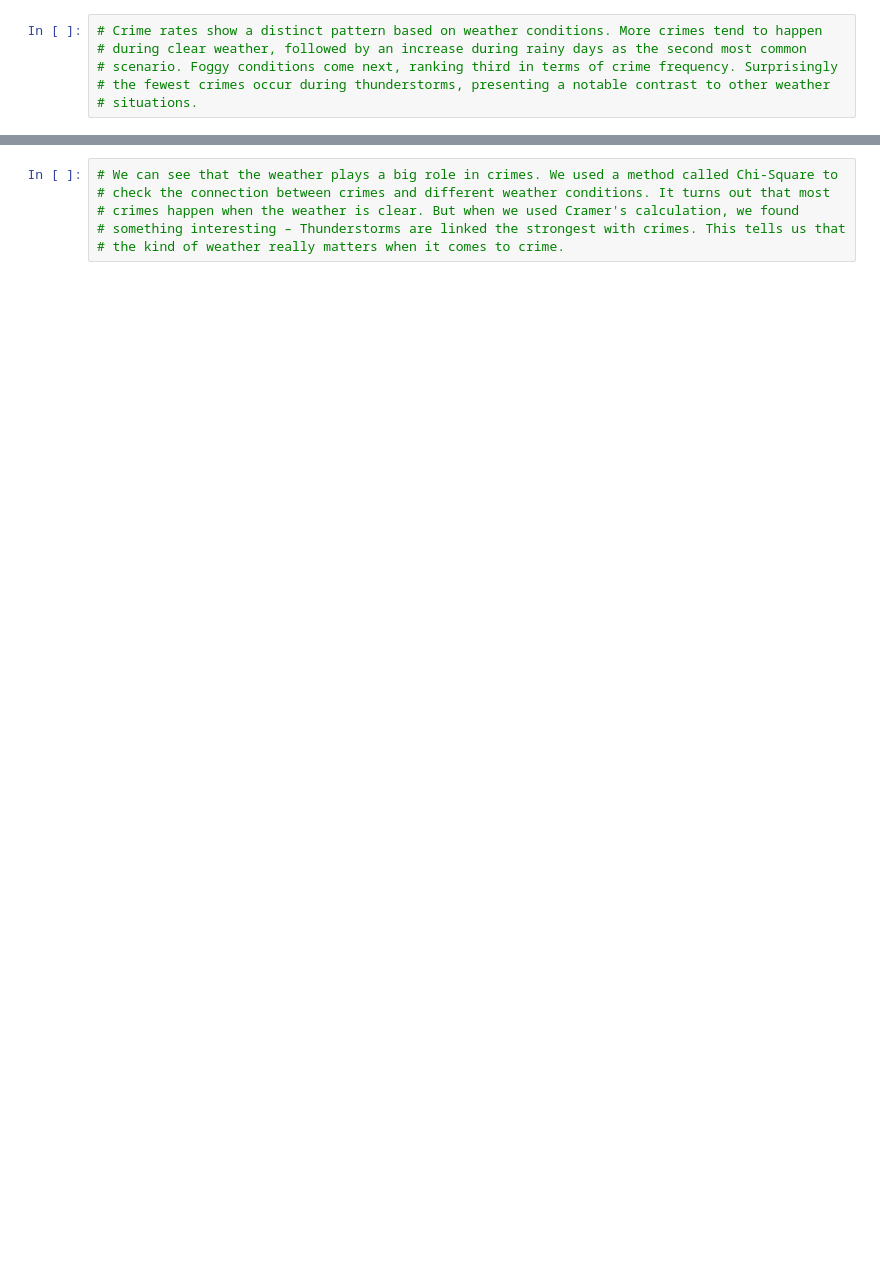
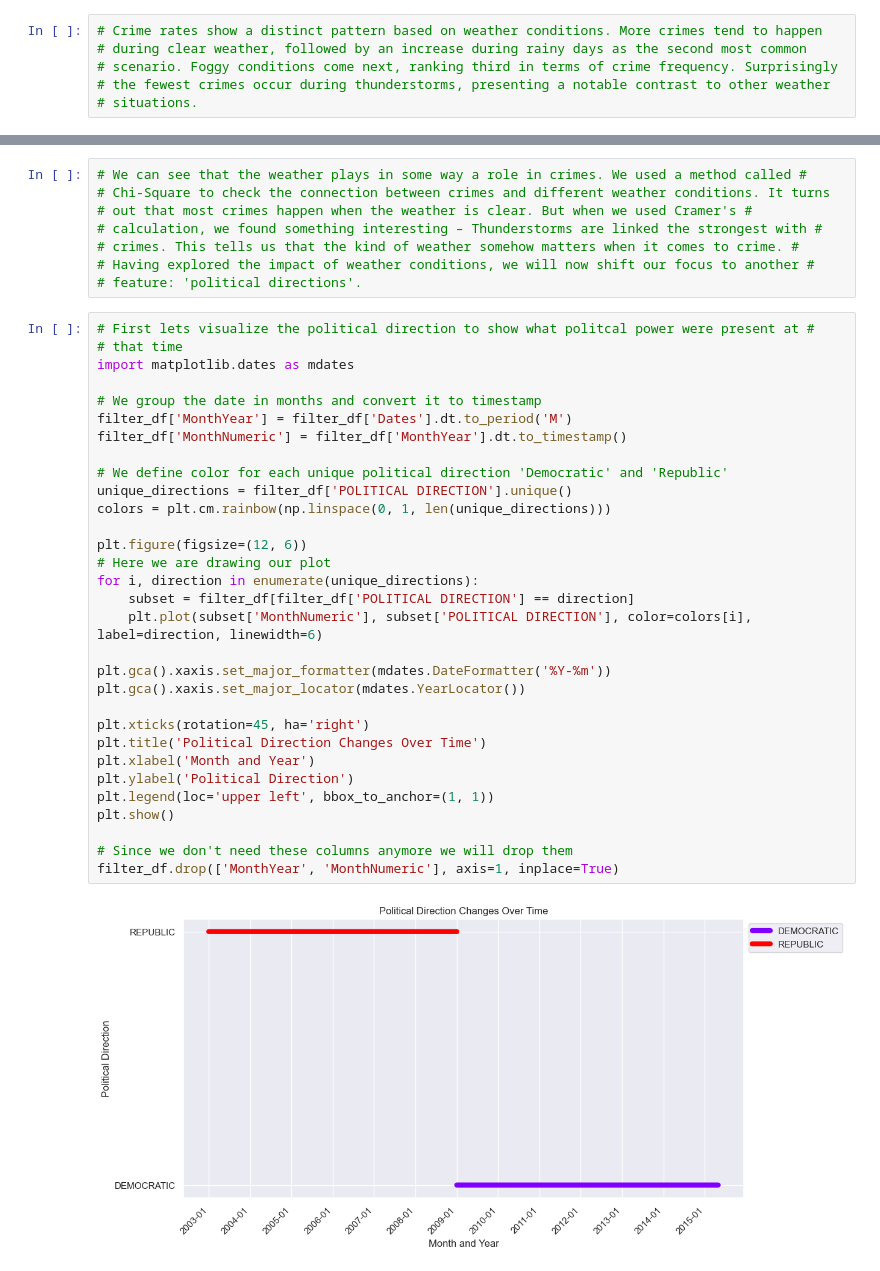
Before and after one commit to HassanAlhawari1998/SF-CrimePredict, a Jupyter notebook: feature_selects.ipynb, the cells around one changed output, grey strips where cells are left out. Cells and saved outputs as stored; diff of their text form; blank space fills up the shorter version.

```diff
--- a/feature_selects.ipynb
+++ b/feature_selects.ipynb
@@ -181,6 +218,41 @@ plt.show()
 # %%
-# We can see that the weather plays a big role in crimes. We used a method called Chi-Square to
-# check the connection between crimes and different weather conditions. It turns out that most
-# crimes happen when the weather is clear. But when we used Cramer's calculation, we found
-# something interesting – Thunderstorms are linked the strongest with crimes. This tells us that
-# the kind of weather really matters when it comes to crime.
+# We can see that the weather plays in some way a role in crimes. We used a method called #
+# Chi-Square to check the connection between crimes and different weather conditions. It turns
+# out that most crimes happen when the weather is clear. But when we used Cramer's #
+# calculation, we found something interesting – Thunderstorms are linked the strongest with #
+# crimes. This tells us that the kind of weather somehow matters when it comes to crime. #
+# Having explored the impact of weather conditions, we will now shift our focus to another #
+# feature: 'political directions'.
+# %%
+# First lets visualize the political direction to show what politcal power were present at #
+# that time
+import matplotlib.dates as mdates
+
+# We group the date in months and convert it to timestamp
+filter_df['MonthYear'] = filter_df['Dates'].dt.to_period('M')
+filter_df['MonthNumeric'] = filter_df['MonthYear'].dt.to_timestamp()
+
+# We define color for each unique political direction 'Democratic' and 'Republic'
+unique_directions = filter_df['POLITICAL DIRECTION'].unique()
+colors = plt.cm.rainbow(np.linspace(0, 1, len(unique_directions)))
+
+plt.figure(figsize=(12, 6))
+# Here we are drawing our plot
+for i, direction in enumerate(unique_directions):
+    subset = filter_df[filter_df['POLITICAL DIRECTION'] == direction]
+    plt.plot(subset['MonthNumeric'], subset['POLITICAL DIRECTION'], color=colors[i], label=direction, linewidth=6)
+
+plt.gca().xaxis.set_major_formatter(mdates.DateFormatter('%Y-%m'))
+plt.gca().xaxis.set_major_locator(mdates.YearLocator())
+
+plt.xticks(rotation=45, ha='right')
+plt.title('Political Direction Changes Over Time')
+plt.xlabel('Month and Year')
+plt.ylabel('Political Direction')
+plt.legend(loc='upper left', bbox_to_anchor=(1, 1))
+plt.show()
+
+# Since we don't need these columns anymore we will drop them
+filter_df.drop(['MonthYear', 'MonthNumeric'], axis=1, inplace=True)
+# %% [output]
+[figure, added]
```
Also changed, not shown: parts of 23 cells of this notebook.
